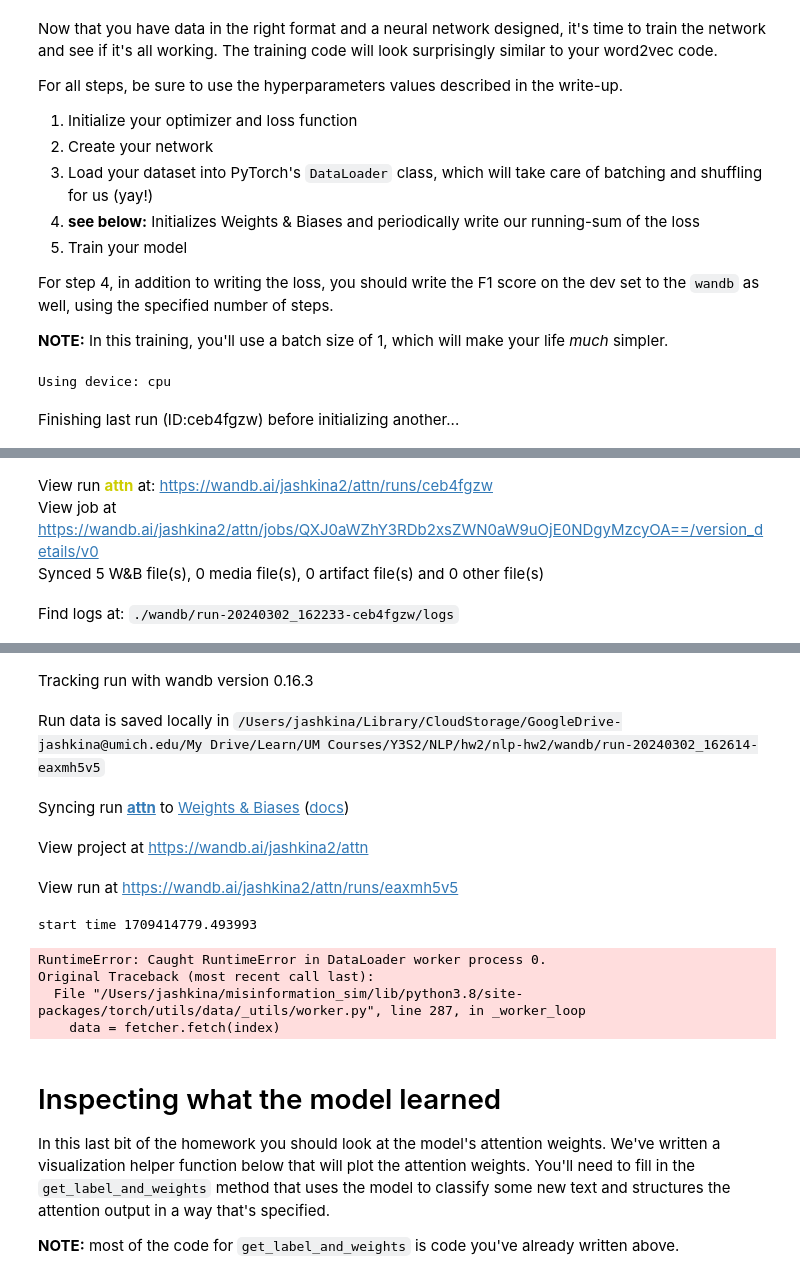
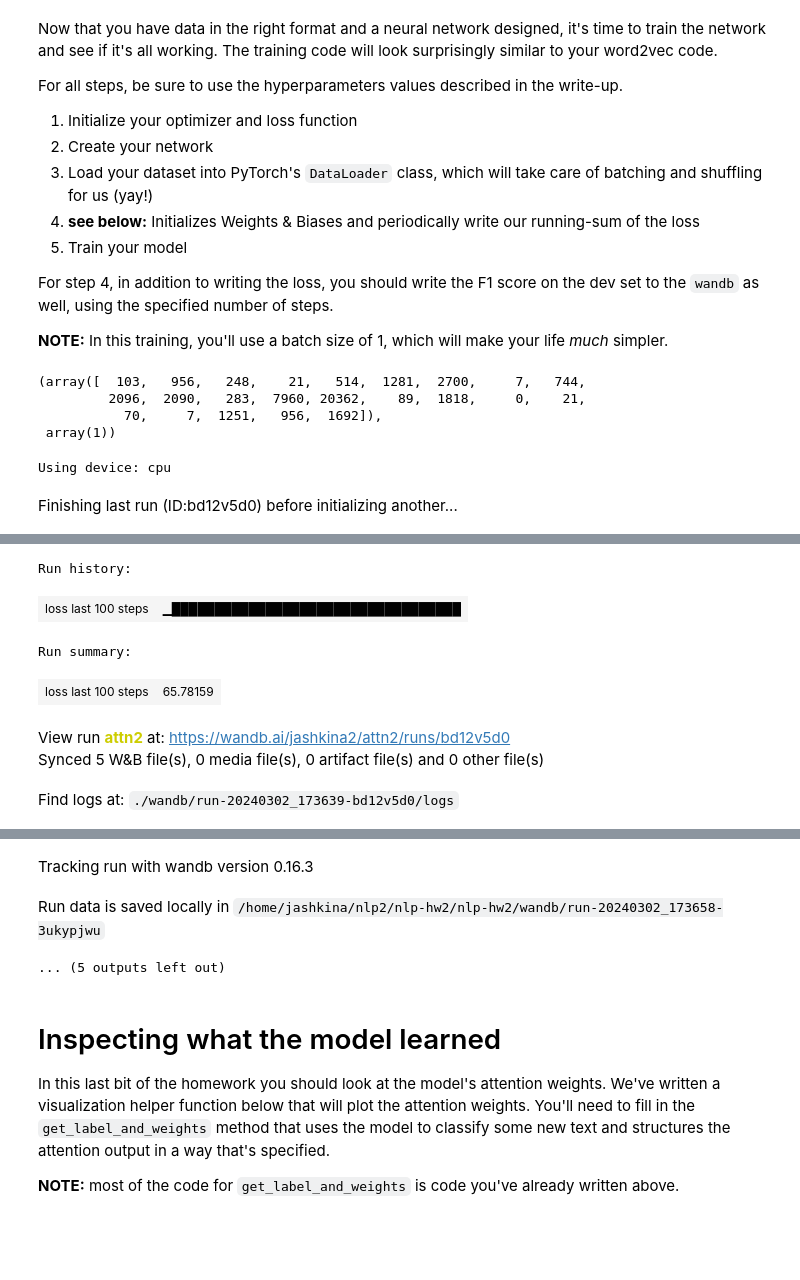
Before and after one commit to josh-ashkinaze/nlp-hw2, a Jupyter notebook: Attention Classifier Pytorch Student.ipynb, the cells around one changed output, grey strips where cells are left out. Cells and saved outputs as stored; diff of their text form; code cells hidden in the pictures; blank space fills up the shorter version.

Commit message:
working loop

```diff
--- a/Attention Classifier Pytorch Student.ipynb
+++ b/Attention Classifier Pytorch Student.ipynb
@@ -388,26 +315,33 @@ for epoch in []:
 
 # once you finish training, it's good practice to switch to eval.
 model.eval()
+# %%
+train_list[1]
+# %% [output]
+(array([  103,   956,   248,    21,   514,  1281,  2700,     7,   744,
+         2096,  2090,   283,  7960, 20362,    89,  1818,     0,    21,
+           70,     7,  1251,   956,  1692]),
+ array(1))
 # %%
 import torch
 import torch.nn as nn
 from torch.utils.data import DataLoader
 from torch.optim import AdamW
 import time
-
 import os
 
 ##########################
 # CHECK DEVICE
 ##########################
 device = torch.device("cuda" if torch.cuda.is_available() else "cpu")
+device = 'cpu'
 print(f"Using device: {device}")
 
 ##########################
 # PARAMETERS
 ##########################
 early_stop = False
-batch_size = 64
+batch_size = 1
 learning_rate = 5e-5
 window_size = 2
 epochs = 1
@@ -419,8 +353,8 @@ optimizer_choice = AdamW
 ##########################
 use_tiny = True
 
-model = DocumentAttentionClassifier(len(word_to_index), 50, 10, "128_y_mod.pth")
-data_loader = DataLoader(train_list, batch_size=batch_size, shuffle=True,num_workers=min(os.cpu_count()-2, 20))
+model = DocumentAttentionClassifier(len(word_to_index), 50, 4, "128_y_mod.pth")
+data_loader = DataLoader(train_list, batch_size=batch_size, shuffle=True)
 optimizer = optimizer_choice(lr=learning_rate, params=model.parameters())
 loss_fn = torch.nn.BCELoss()
 
@@ -428,43 +362,52 @@ loss_fn = torch.nn.BCELoss()
 ##########################
 # TRAINING
 ##########################
-wandb.init(project='attn', name='attn')
+
+# LOSS STUFF
+
+actual_labels = []
+predicted_labels = []
+
+wandb.init(project='attn2', name='attn2')
 start_time = time.time()
 print("start time", start_time)
 loss_data = []
 total_step = 0
 loss_sum = 0
+model.train()
 for epoch in range(epochs):
     epoch_step = 0
-    model.train()
-    for step, data in enumerate(tqdm(data_loader)):
+    for index, (token_ids, labels) in enumerate(tqdm(data_loader)):
 
-        target_word_ids, labels = data
 
-        target_word_ids = target_word_ids.to(device)
-        context_ids = context_ids.to(device)
+        token_ids = token_ids.to(device)
         labels = labels.float().to(device)
+        #print("labels shape", labels.shape)
 
         optimizer.zero_grad()
 
-        preds = model(target_word_ids, context_ids)
-        loss = loss_fn(preds,labels)
+        output = model(token_ids)[0]
+        #print("output shape", output.shape)
+        loss = loss_fn(output,labels)
         loss.backward()
         optimizer.step()
         total_step += 1
         epoch_step +=1
+        #print(loss.item())
 
+        actual_labels.append(labels)
+        predicted_labels.append(labels)
 
 
         loss_sum += loss.item()
 
 
 
-        if (step) % 100 == 0:
+        if (index) % 100 == 0:
             wandb.log({"loss last 100 steps": loss_sum})
-            print(time.time())
-            print(loss_sum)
-            print(f"step {epoch_step}, epoch {epoch} (total steps = {total_step}): {loss_sum}")
+            #print(time.time())
+            #print(loss_sum)
+            #print(f"step {epoch_step}, epoch {epoch} (total steps = {total_step}): {loss_sum}")
             loss_data.append({'epoch':epoch, 'loss':loss.item(), 'epoch_step':epoch_step, 'total_step':total_step})
             loss_sum = 0
         if early_stop:
@@ -476,7 +419,7 @@ end_time = time.time()
 print("end time", end_time)
 
 
-##########################
+######## d##################
 # PLOTS
 ##########################
 model.eval()
@@ -484,4 +427,4 @@ loss_df = pd.DataFrame(loss_data)
 #sns.lineplot(data=loss_df, x='total_step', y='loss')
 # %% [output]
 Using device: cpu
-Finishing last run (ID:ceb4fgzw) before initializing another...
+Finishing last run (ID:bd12v5d0) before initializing another...
@@ -488,4 +432,7 @@ Finishing last run (ID:ceb4fgzw) before initializing another...
+Run history:
+| loss last 100 steps | ▁██████████████████████████████████ |
+Run summary:
+| loss last 100 steps | 65.78159 |
-View run attn at: https://wandb.ai/jashkina2/attn/runs/ceb4fgzw
-View job at https://wandb.ai/jashkina2/attn/jobs/QXJ0aWZhY3RDb2xsZWN0aW9uOjE0NDgyMzcyOA==/version_details/v0
+View run attn2 at: https://wandb.ai/jashkina2/attn2/runs/bd12v5d0
 Synced 5 W&B file(s), 0 media file(s), 0 artifact file(s) and 0 other file(s)
-Find logs at: ./wandb/run-20240302_162233-ceb4fgzw/logs
+Find logs at: ./wandb/run-20240302_173639-bd12v5d0/logs
@@ -493,13 +440,6 @@ Successfully finished last run (ID:ceb4fgzw). Initializing new run:
 Tracking run with wandb version 0.16.3
-Run data is saved locally in /Users/jashkina/Library/CloudStorage/GoogleDrive-jashkina@umich.edu/My Drive/Learn/UM Courses/Y3S2/NLP/hw2/nlp-hw2/wandb/run-20240302_162614-eaxmh5v5
+Run data is saved locally in /home/jashkina/nlp2/nlp-hw2/nlp-hw2/wandb/run-20240302_173658-3ukypjwu
-Syncing run attn to Weights & Biases (docs)
-View project at https://wandb.ai/jashkina2/attn
-View run at https://wandb.ai/jashkina2/attn/runs/eaxmh5v5
-start time 1709414779.493993
-RuntimeError: Caught RuntimeError in DataLoader worker process 0.
-Original Traceback (most recent call last):
-  File "/Users/jashkina/misinformation_sim/lib/python3.8/site-packages/torch/utils/data/_utils/worker.py", line 287, in _worker_loop
-    data = fetcher.fetch(index)
+... (5 outputs left out)
 # %% [markdown]
 # Inspecting what the model learned
 
```
Also changed, not shown: parts of 4 cells of this notebook.
